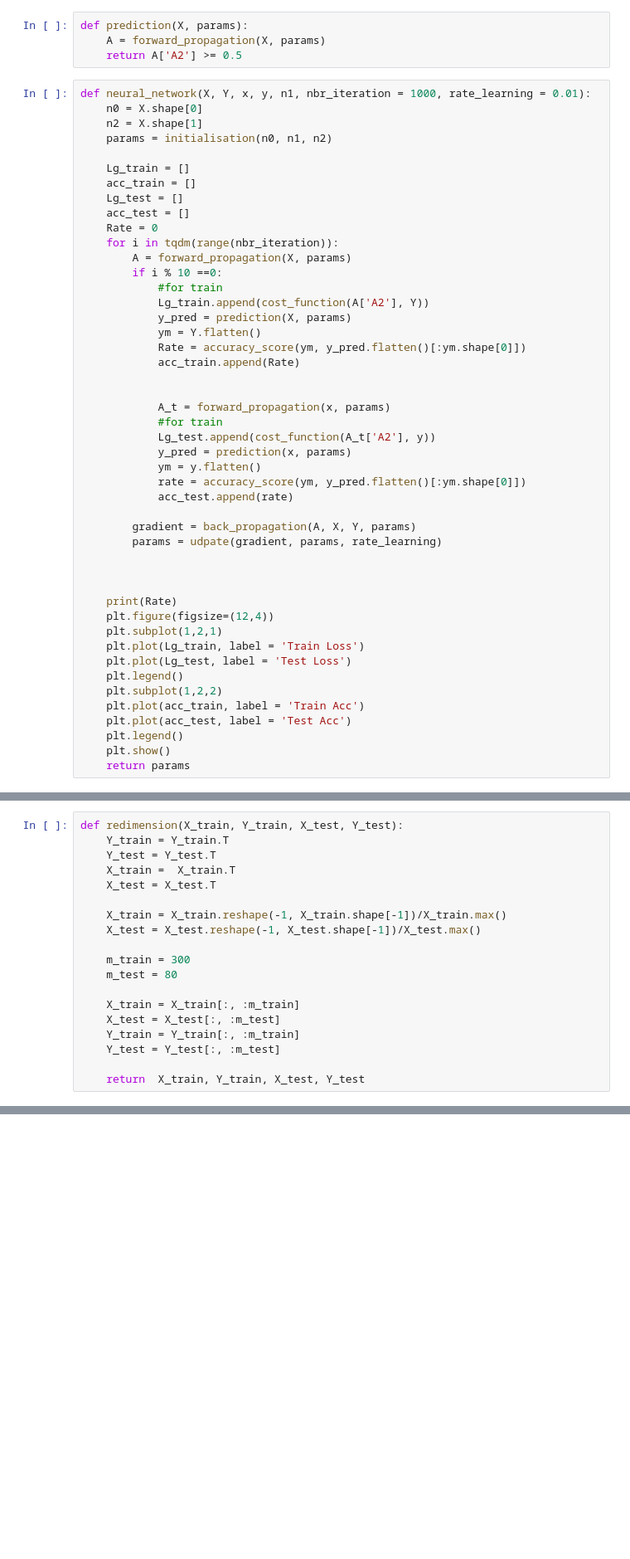
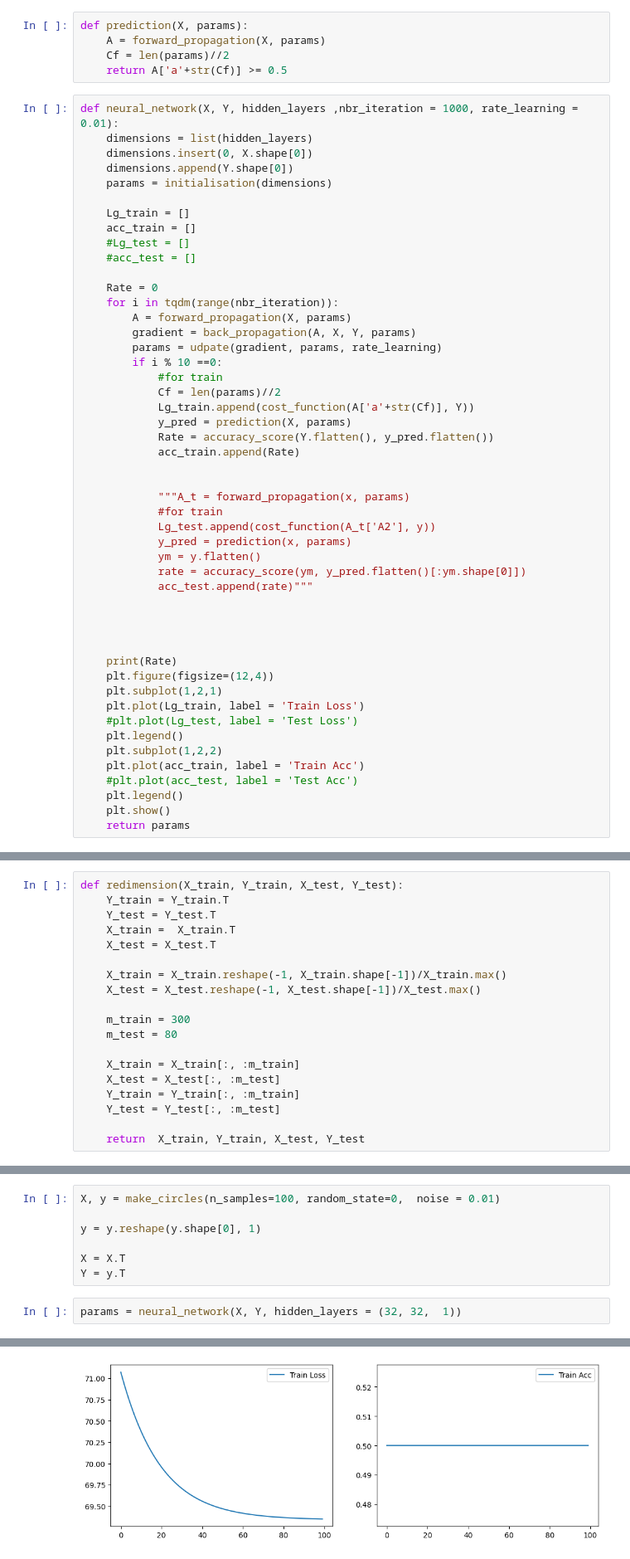
Before and after one commit to Bil-Theo/RNA-Profond, a Jupyter notebook: test.ipynb, the cells around one changed output, grey strips where cells are left out. Shown at 83% size. Saved outputs shown, nothing was run; the diff lists cells and outputs as text; blank space fills up the shorter version.

```diff
--- a/test.ipynb
+++ b/test.ipynb
@@ -69,39 +58,42 @@ def udpate(gradient, params, rate_learning):
 # %%
 def prediction(X, params):
     A = forward_propagation(X, params)
-    return A['A2'] >= 0.5
+    Cf = len(params)//2
+    return A['a'+str(Cf)] >= 0.5
 # %%
-def neural_network(X, Y, x, y, n1, nbr_iteration = 1000, rate_learning = 0.01):
-    n0 = X.shape[0]
-    n2 = X.shape[1]
-    params = initialisation(n0, n1, n2)
+def neural_network(X, Y, hidden_layers ,nbr_iteration = 1000, rate_learning = 0.01):
+    dimensions = list(hidden_layers)
+    dimensions.insert(0, X.shape[0])
+    dimensions.append(Y.shape[0])
+    params = initialisation(dimensions)
 
     Lg_train = []
     acc_train = []
-    Lg_test = []
-    acc_test = []
+    #Lg_test = []
+    #acc_test = []
+
     Rate = 0
     for i in tqdm(range(nbr_iteration)):
         A = forward_propagation(X, params)
+        gradient = back_propagation(A, X, Y, params)
+        params = udpate(gradient, params, rate_learning)
         if i % 10 ==0:
             #for train
-            Lg_train.append(cost_function(A['A2'], Y))
+            Cf = len(params)//2
+            Lg_train.append(cost_function(A['a'+str(Cf)], Y))
             y_pred = prediction(X, params)
-            ym = Y.flatten()
-            Rate = accuracy_score(ym, y_pred.flatten()[:ym.shape[0]])
+            Rate = accuracy_score(Y.flatten(), y_pred.flatten())
             acc_train.append(Rate)
 
 
-            A_t = forward_propagation(x, params)
+            """A_t = forward_propagation(x, params)
             #for train
             Lg_test.append(cost_function(A_t['A2'], y))
             y_pred = prediction(x, params)
             ym = y.flatten()
             rate = accuracy_score(ym, y_pred.flatten()[:ym.shape[0]])
-            acc_test.append(rate)
+            acc_test.append(rate)"""
 
-        gradient = back_propagation(A, X, Y, params)
-        params = udpate(gradient, params, rate_learning)
 
 
 
@@ -109,11 +101,11 @@ def neural_network(X, Y, x, y, n1, nbr_iteration = 1000, rate_learning = 0.01):
     plt.figure(figsize=(12,4))
     plt.subplot(1,2,1)
     plt.plot(Lg_train, label = 'Train Loss')
-    plt.plot(Lg_test, label = 'Test Loss')
+    #plt.plot(Lg_test, label = 'Test Loss')
     plt.legend()
     plt.subplot(1,2,2)
     plt.plot(acc_train, label = 'Train Acc')
-    plt.plot(acc_test, label = 'Test Acc')
+    #plt.plot(acc_test, label = 'Test Acc')
     plt.legend()
     plt.show()
     return params
@@ -189,0 +146,10 @@ ValueError: too many values to unpack (expected 2)
+# %%
+X, y = make_circles(n_samples=100, random_state=0,  noise = 0.01)
+
+y = y.reshape(y.shape[0], 1)
+
+X = X.T
+Y = y.T
+# %%
+params = neural_network(X, Y, hidden_layers = (32, 32,  1))
+# %% [output]
@@ -190,3 +157,4 @@ ValueError: too many values to unpack (expected 2)
+[figure, added]
 # %%
 
 with open('./datasets/deep_model.data', 'rb') as file:
```
Also changed, not shown: parts of 10 cells of this notebook, 1 other file.
